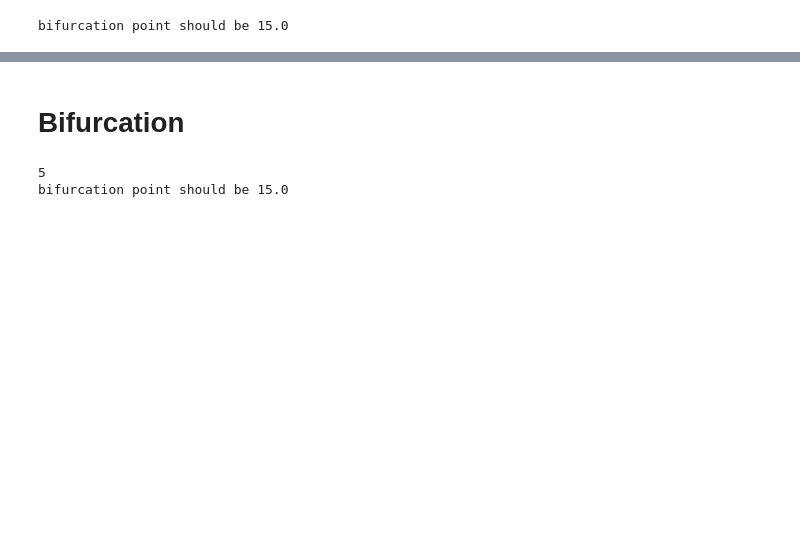
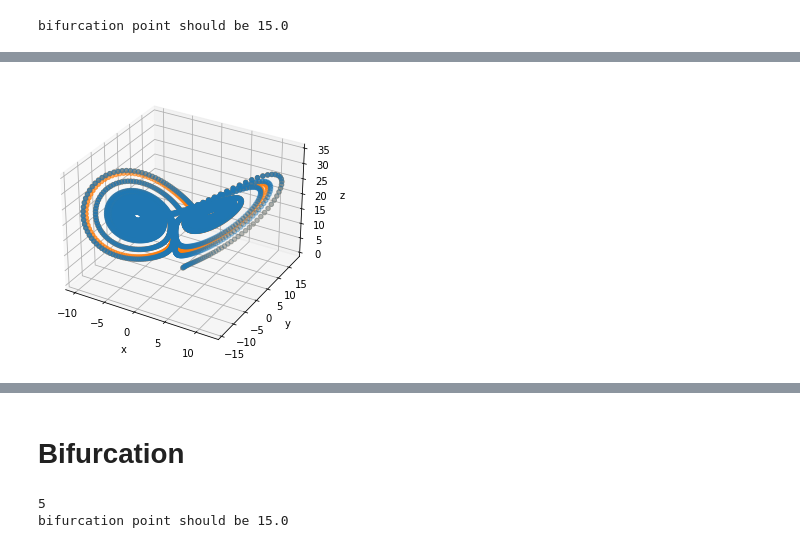
Before and after one commit to MunjungKim/Malkus-wheel, a Jupyter notebook: Malkus_wheel.ipynb, the cells around one changed output, grey strips where cells are left out. Saved outputs shown, nothing was run; the diff lists cells and outputs as text; code cells hidden in the pictures; blank space fills up the shorter version.

```diff
--- a/Malkus_wheel.ipynb
+++ b/Malkus_wheel.ipynb
@@ -69,0 +95,11 @@ bifurcation point should be 15.0
+# %%
+fig = plt.figure(figsize=(10, 5))
+ax = fig.add_subplot(111, projection='3d') # Axe3D objec
+ax.scatter(p_list_lorenz2[0][0,:],p_list_lorenz2[0][1,:],p_list_lorenz2[0][2,:])
+ax.scatter(p_list_lorenz[0][0,:],p_list_lorenz[0][1,:],p_list_lorenz[0][2,:])
+ax.set_xlabel('x')
+ax.set_ylabel('y')
+ax.set_zlabel('z')
+plt.savefig('ics_3d.png')
+# %% [output]
+[figure, added]
```
Also changed, not shown: parts of 47 cells of this notebook, 2 other files.
